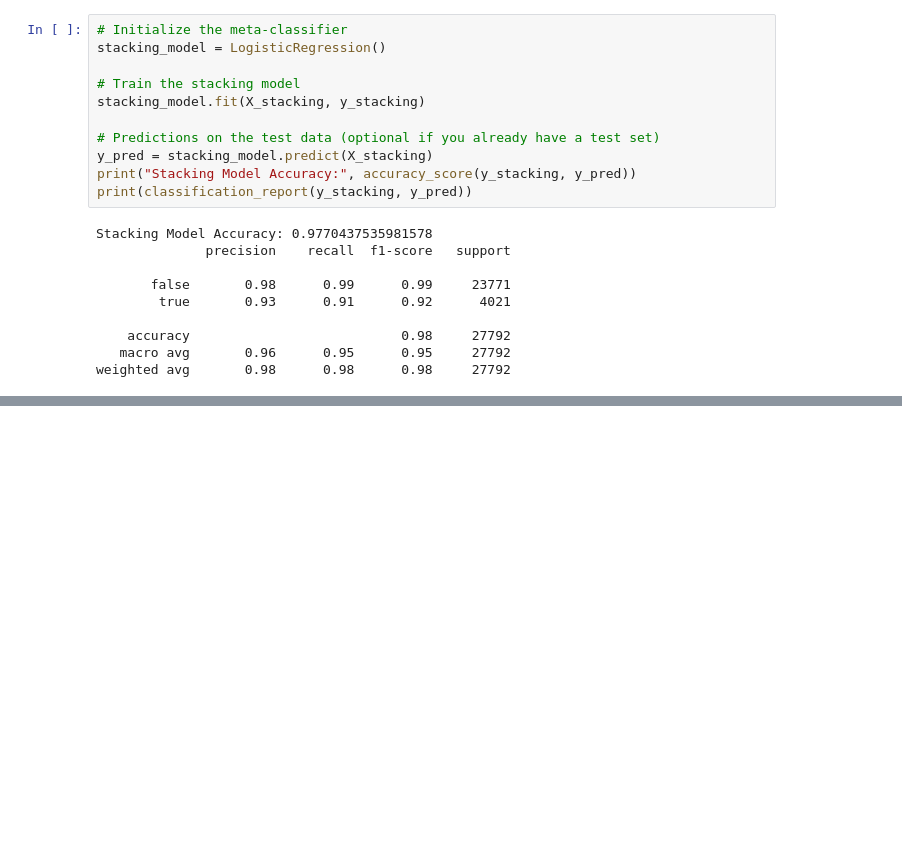
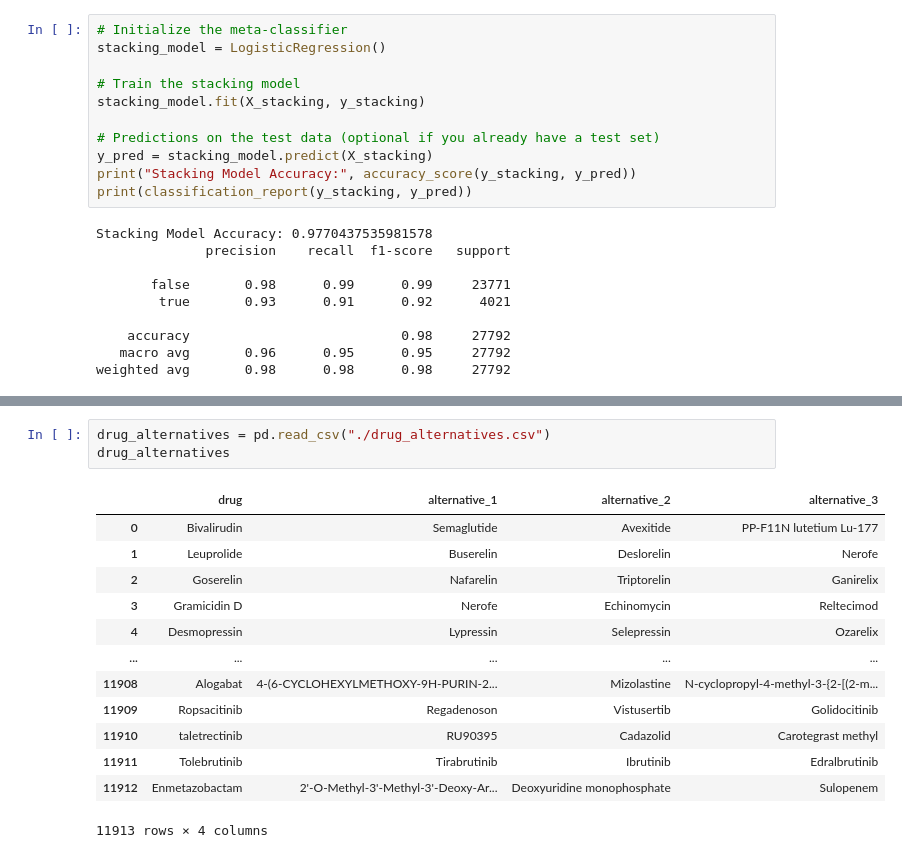
Before and after one commit to abhayjit07/Drug-Drug-Interaction-and-Alternate-Recommendation-System, a Jupyter notebook: Pipeline3/ensembling.ipynb, the cells around one changed output, grey strips where cells are left out. Cells and saved outputs as stored; diff of their text form; blank space fills up the shorter version.

```diff
--- a/Pipeline3/ensembling.ipynb
+++ b/Pipeline3/ensembling.ipynb
@@ -362,0 +408,17 @@ Models saved successfully!
+# %%
+drug_alternatives = pd.read_csv("./drug_alternatives.csv")
+drug_alternatives
+# %% [output]
+|  | drug | alternative_1 | alternative_2 | alternative_3 |
+| 0 | Bivalirudin | Semaglutide | Avexitide | PP-F11N lutetium Lu-177 |
+| 1 | Leuprolide | Buserelin | Deslorelin | Nerofe |
+| 2 | Goserelin | Nafarelin | Triptorelin | Ganirelix |
+| 3 | Gramicidin D | Nerofe | Echinomycin | Reltecimod |
+| 4 | Desmopressin | Lypressin | Selepressin | Ozarelix |
+| ... | ... | ... | ... | ... |
+| 11908 | Alogabat | 4-(6-CYCLOHEXYLMETHOXY-9H-PURIN-2... | Mizolastine | N-cyclopropyl-4-methyl-3-{2-[(2-m... |
+| 11909 | Ropsacitinib | Regadenoson | Vistusertib | Golidocitinib |
+| 11910 | taletrectinib | RU90395 | Cadazolid | Carotegrast methyl |
+| 11911 | Tolebrutinib | Tirabrutinib | Ibrutinib | Edralbrutinib |
+| 11912 | Enmetazobactam | 2'-O-Methyl-3'-Methyl-3'-Deoxy-Ar... | Deoxyuridine monophosphate | Sulopenem |
+11913 rows × 4 columns
```
Also changed, not shown: parts of 40 cells of this notebook, 12 other files.
